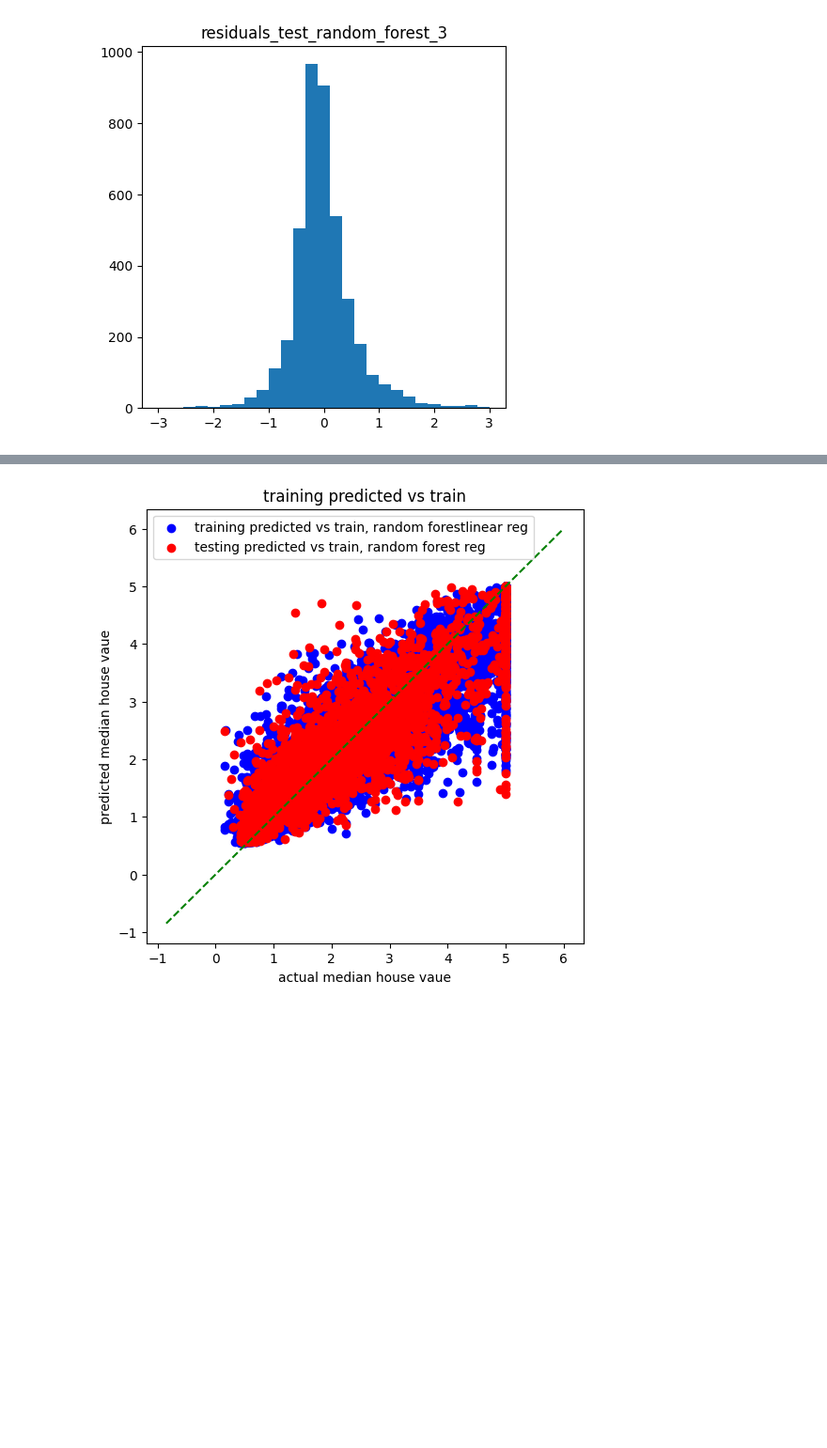
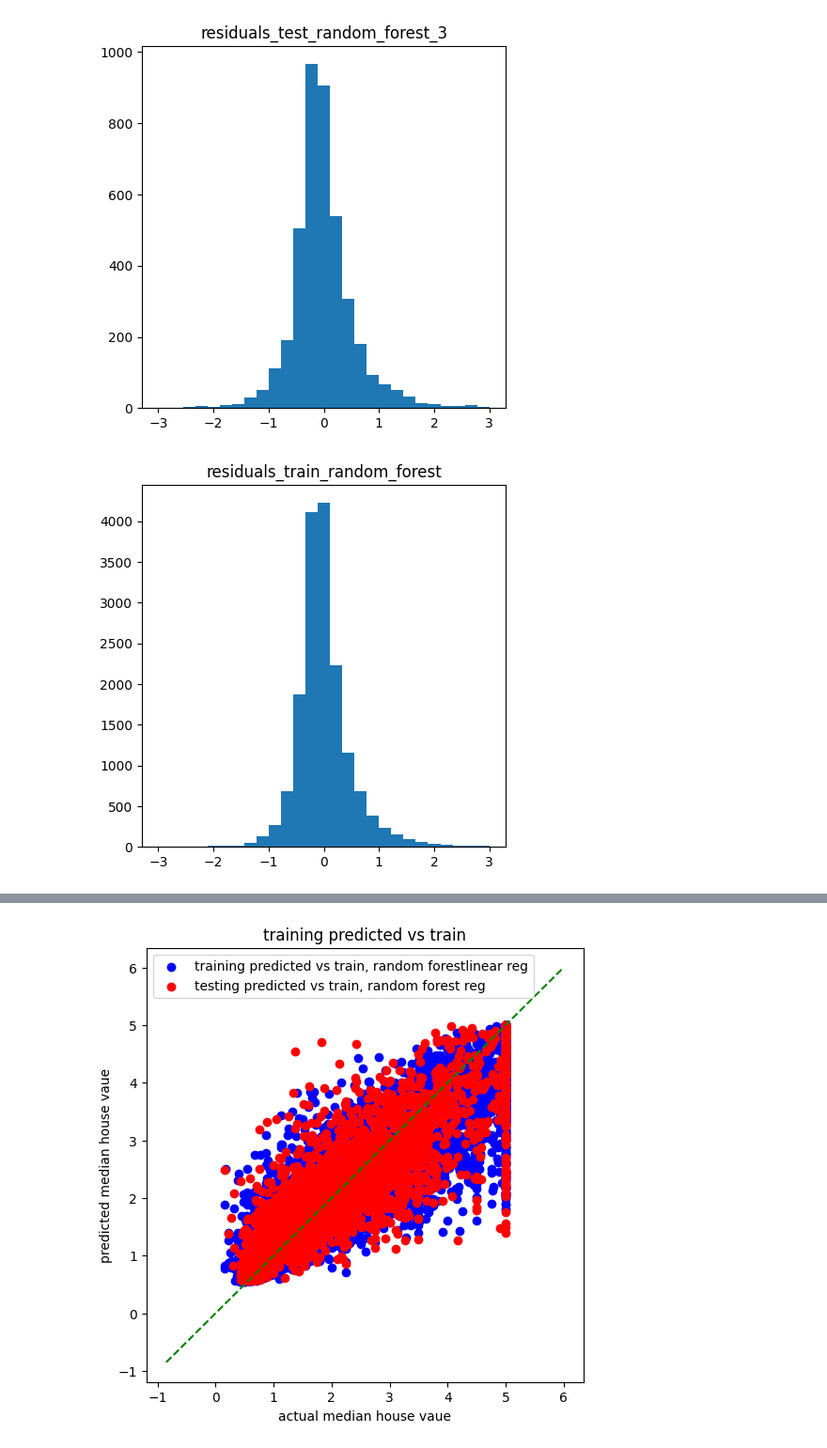
Before and after one commit to Yuyang-Yao/Math_-5750_Project1, a Jupyter notebook: project1.ipynb, the cells around one changed output, grey strips where cells are left out. Shown at 94% size. Drawn from its saved outputs; the diff is of its cells as text; code cells hidden in the pictures; blank space fills up the shorter version.

```diff
--- a/project1.ipynb
+++ b/project1.ipynb
@@ -572,3 +572,13 @@ plt.title("residuals_test_random_forest_3")
 plt.show()
 # %% [output]
 [figure]
+# %%
+residuals_train_random_fores_3=y_train-y_pred_random_forest_training_3
+residuals_train_random_fores_3.name = "residual train random_forest_3"
+
+plt.hist(residuals_train_random_fores_3 , bins=27, range=(-3, 3))
+plt.title("residuals_train_random_forest")
+
+plt.show()
+# %% [output]
+[figure, added]
```
Also changed, not shown: parts of 1 cell of this notebook.
